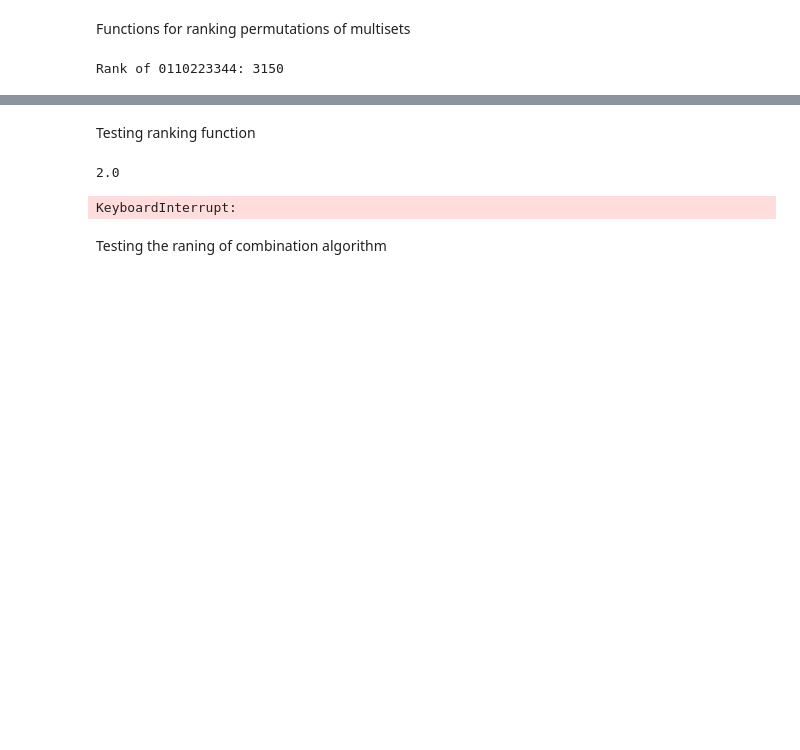
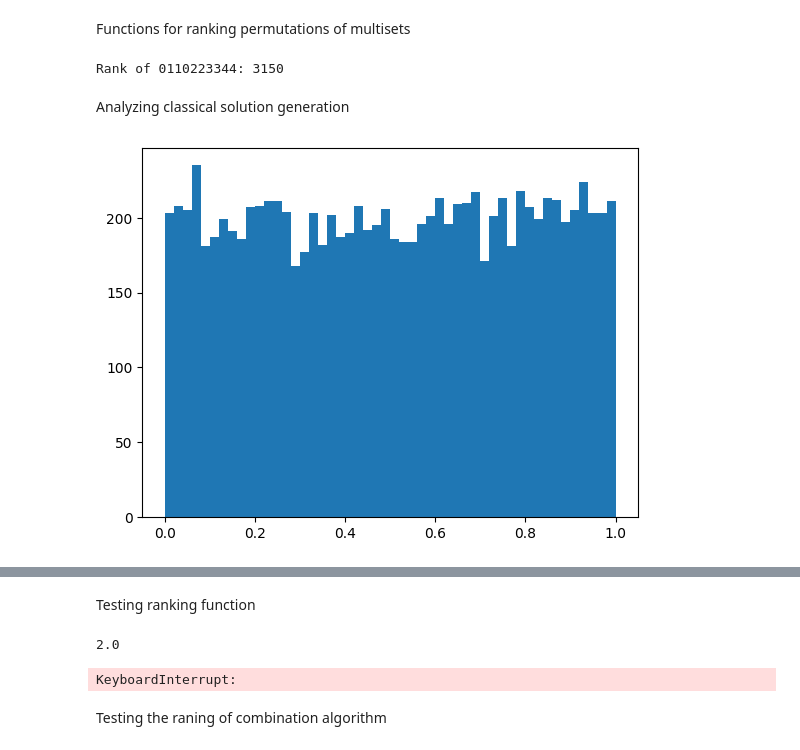
Before and after one commit to B-Moritz/QGA_JSSP, a Jupyter notebook: lab/analysis_of_population_dataset.ipynb, the cells around one changed output, grey strips where cells are left out. Drawn from its saved outputs; the diff is of its cells as text; code cells hidden in the pictures; blank space fills up the shorter version.

```diff
--- a/lab/analysis_of_population_dataset.ipynb
+++ b/lab/analysis_of_population_dataset.ipynb
@@ -111,6 +111,25 @@ def ranking_multiset(multi_array: np.ndarray, j: int, m:  int):
 
 
     return multi_prod-1
+
+def create_multiset_permutation(j, m):
+    start_multiset = np.repeat(np.arange(j), m)
+    return np.random.permutation(start_multiset)
+
+def create_m_rep_permutation(n_jobs: int, n_machines: int) -> np.ndarray:
+    """Method used to generate a random permutation with repetition where the number of repetition per job int is given by n_machines."""
+    # create a random permutation of size j*m.
+    indexes = np.random.permutation(n_machines*n_jobs)
+    # The empty chromosome
+    j_rep_permutation = np.empty_like(indexes)
+
+    for i in range(len(indexes)):
+        # The integers are used as indexes for placing the job number between 0 and j in the chromosome array
+        cur_index = indexes[i]
+        j_rep_permutation[cur_index] = i % n_jobs
+
+    # The chromosome contains a permutation with repetition and is returned
+    return j_rep_permutation
 # %%
 from math import factorial
 from collections import Counter
@@ -153,3 +172,21 @@ rank = rank_multiset_permutation(multiset, perm)
 print(f"Rank of {perm}: {rank}")
 # %% [output]
 Rank of 0110223344: 3150
+# %% [markdown]
+Analyzing classical solution generation
+# %%
+j = 3
+m = 3
+rankings = []
+multiset = np.repeat(np.arange(j), m)
+for i in range(10000):
+    cur_permutation = create_multiset_permutation(j, m)
+    rankings.append(rank_multiset_permutation("".join(np.array(multiset).astype(str)), "".join(np.array(cur_permutation).astype(str))))
+
+fig = plt.figure()
+scaler_hash = MinMaxScaler()
+scaled_list = scaler_hash.fit_transform(np.array(rankings).reshape(-1, 1))
+plt.hist(scaled_list, bins=50)
+plt.show()
+# %% [output]
+[figure, added]
```
Also changed, not shown: parts of 1 cell of this notebook, 18 other files.
